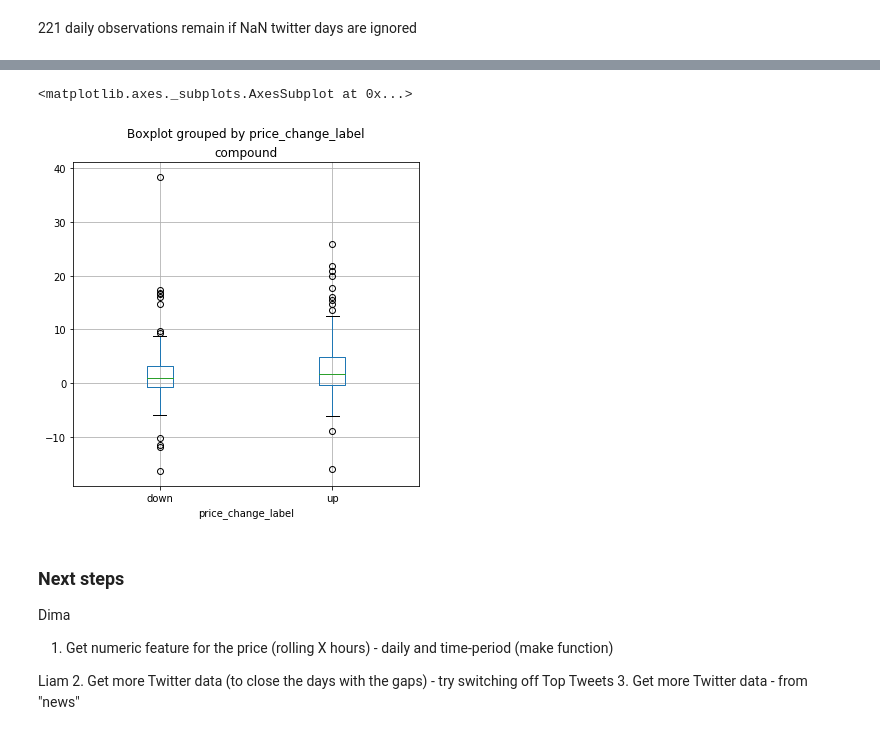
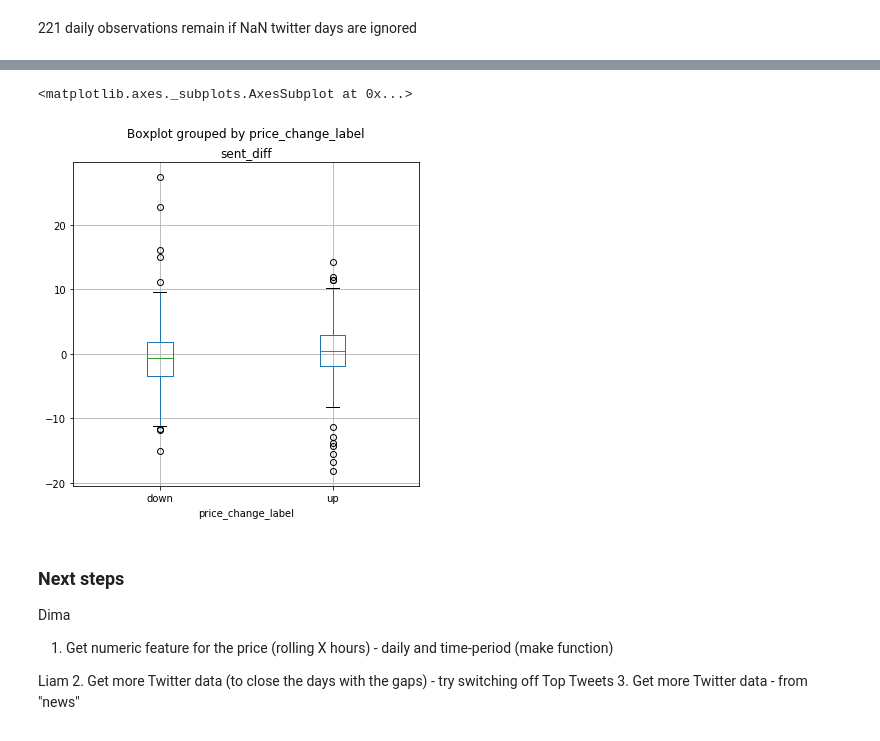
Before and after one commit to Liam-O/Data620, a Jupyter notebook: FinalProject/getting_btc_price.ipynb, the cells around one changed output, grey strips where cells are left out. Saved outputs shown, nothing was run; the diff lists cells and outputs as text; code cells hidden in the pictures.

```diff
--- a/FinalProject/getting_btc_price.ipynb
+++ b/FinalProject/getting_btc_price.ipynb
@@ -56,7 +56,8 @@ import matplotlib.pyplot as plt
 # btc.to_csv("processed_data/bitstampUSD_processed_2017.csv",index=False)
 # btc.to_pickle("processed_data/bitstampUSD_processed_2017.p")
 # %%
-processed_path = "processed_data/bitstampUSD_processed_2017.p"
+#Changed file extension form .p to .pkl --> Liam
+processed_path = "processed_data/bitstampUSD_processed_2017.pkl"
 btc = pd.read_pickle(processed_path)
 # %%
 btc.head()
@@ -365,0 +357,8 @@ twt_clean_agg.head()
+# %%
+# Sentiment differential
+twt_clean_agg["sent_diff"] = 0.0
+
+for s in range(1, len(twt_clean_agg.index)):
+    twt_clean_agg["sent_diff"][s] = np.float(twt_clean_agg["compound"][s]-twt_clean_agg["compound"][s-1])
+
+twt_clean_agg.head()
@@ -446,12 +475,15 @@ df = btc_twt
 # fig, ax1 = plt.subplots(figsize=(8, 8))
 fig, ((ax3, ax1, ax2)) = plt.subplots(1,3, sharex=True, sharey=True,figsize=(18, 6))
 
-ax1.scatter(df["price_change_pct"], df["compound"], color="black",s=2)
+#Twitter variable
+twt_var = "sent_diff"#"compound"
+
+ax1.scatter(df["price_change_pct"], df[twt_var], color="black",s=2)
 ax1.set_xlabel('Price change in the same period, %')
 ax1.set_ylabel('Compound sentiment total')
 ax1.grid(color='grey', linestyle='-', linewidth=0.2)
 
-ax2.scatter(df["price_change_pct_next_period"], df["compound"], color="red",s=2)
+ax2.scatter(df["price_change_pct_next_period"], df[twt_var], color="red",s=2)
 ax2.set_xlabel('Price change in the next period, %')
 ax2.set_ylabel('Compound sentiment total')
 ax2.grid(color='grey', linestyle='-', linewidth=0.2)
@@ -480,8 +512,8 @@ btc_twt[["price_change_pct_prev_period","price_change_pct","price_change_pct_nex
 # %%
-btc_twt.boxplot(column='compound',by='price_change_label',figsize=(6, 6))
+btc_twt.boxplot(column=twt_var,by='price_change_label',figsize=(6, 6))
 # %% [output]
 <matplotlib.axes._subplots.AxesSubplot at 0x...>
-[figure, old version]
+[figure, new version]
 # %% [markdown]
 ### Next steps
 
```
Also changed, not shown: parts of 21 cells of this notebook.
